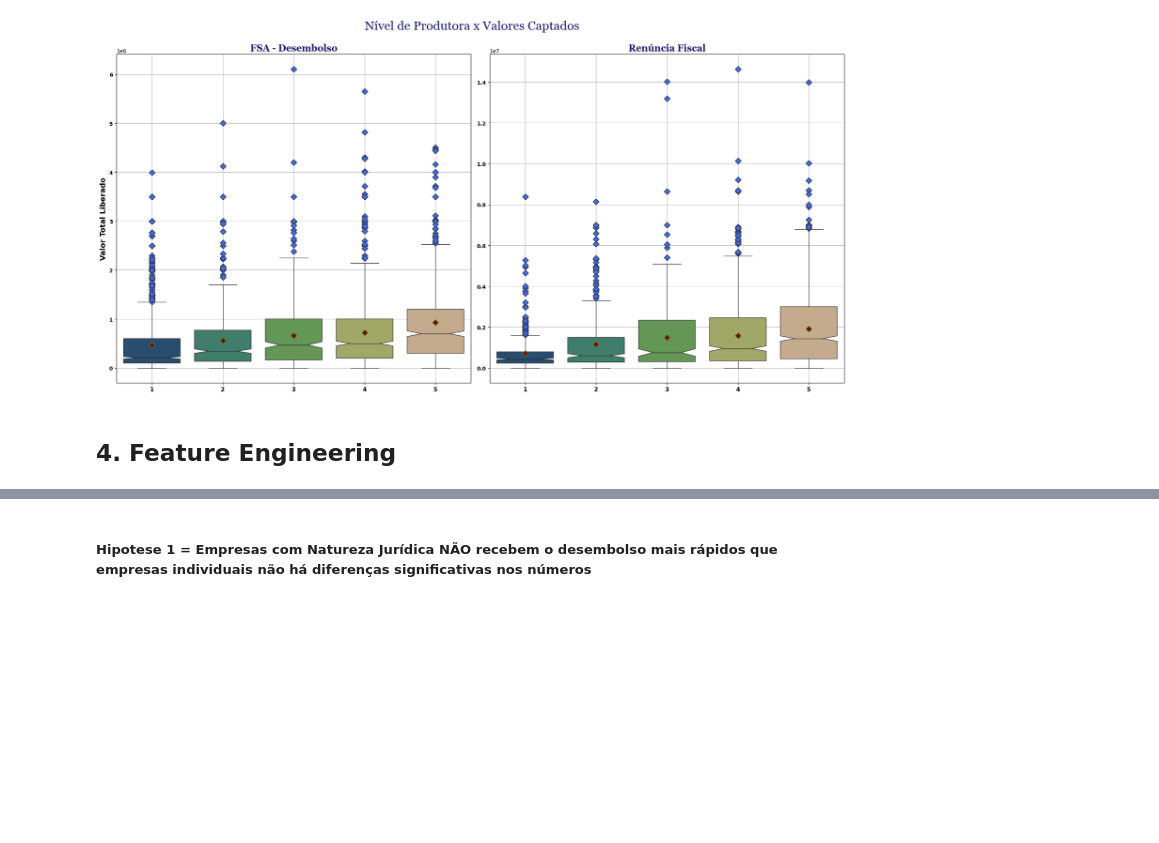
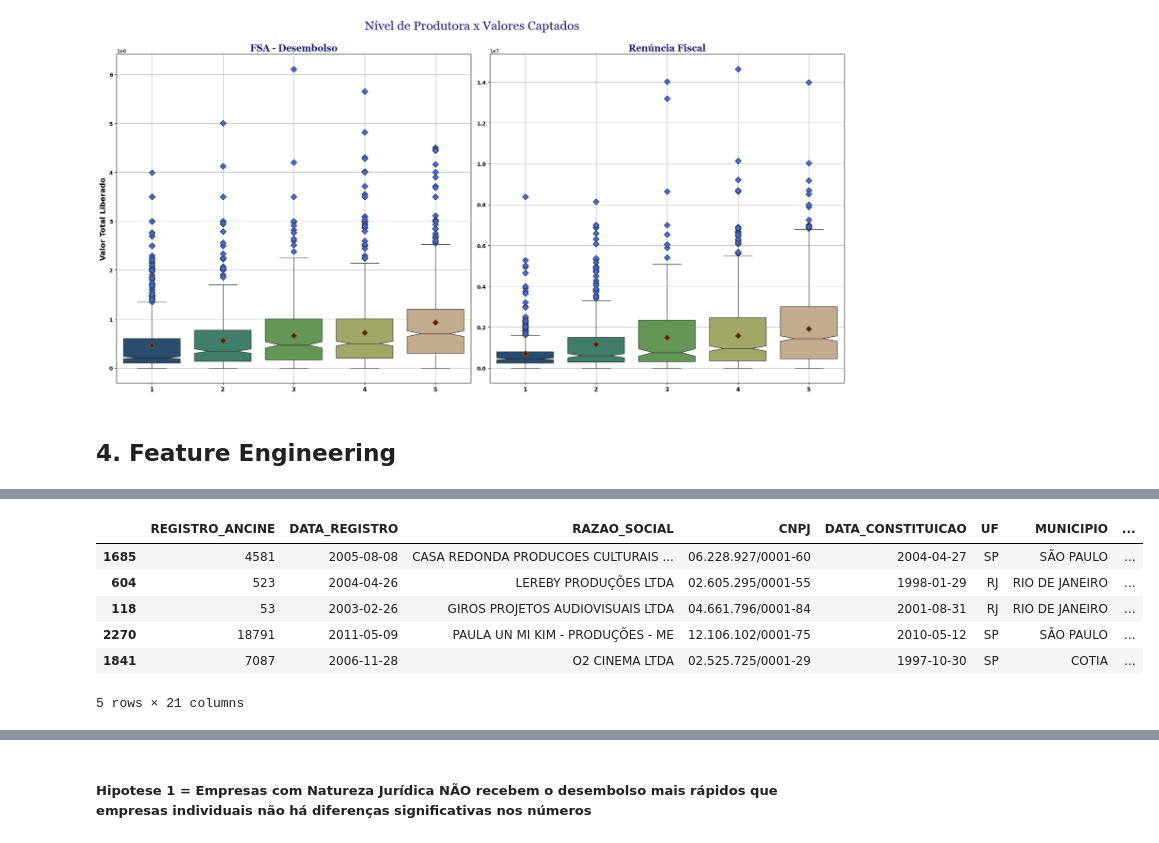
Before and after one commit to fonsecadados/AgenciaNacionalDoCinema_ANCINE, a Jupyter notebook: ANCINE_DesafiosEOportunidades.ipynb, the cells around one changed output, grey strips where cells are left out. Cells and saved outputs as stored; diff of their text form; code cells hidden in the pictures; blank space fills up the shorter version.

```diff
--- a/ANCINE_DesafiosEOportunidades.ipynb
+++ b/ANCINE_DesafiosEOportunidades.ipynb
@@ -1289,0 +1295,11 @@ fsa_ml_padrao['UF_encoded'] = pd.factorize(fsa_ml_padrao['UF'])[0]
+# %%
+re_fiscal_ml = produtoras_proj_renun_fiscal.copy()
+re_fiscal_ml.sample(5)
+# %% [output]
+|  | REGISTRO_ANCINE | DATA_REGISTRO | RAZAO_SOCIAL | CNPJ | DATA_CONSTITUICAO | UF | MUNICIPIO | ... |
+| 1685 | 4581 | 2005-08-08 | CASA REDONDA PRODUCOES CULTURAIS ... | 06.228.927/0001-60 | 2004-04-27 | SP | SÃO PAULO | ... |
+| 604 | 523 | 2004-04-26 | LEREBY PRODUÇÕES LTDA | 02.605.295/0001-55 | 1998-01-29 | RJ | RIO DE JANEIRO | ... |
+| 118 | 53 | 2003-02-26 | GIROS PROJETOS AUDIOVISUAIS LTDA | 04.661.796/0001-84 | 2001-08-31 | RJ | RIO DE JANEIRO | ... |
+| 2270 | 18791 | 2011-05-09 | PAULA UN MI KIM - PRODUÇÕES - ME | 12.106.102/0001-75 | 2010-05-12 | SP | SÃO PAULO | ... |
+| 1841 | 7087 | 2006-11-28 | O2 CINEMA LTDA | 02.525.725/0001-29 | 1997-10-30 | SP | COTIA | ... |
+5 rows × 21 columns
```
Also changed, not shown: parts of 17 cells of this notebook.
